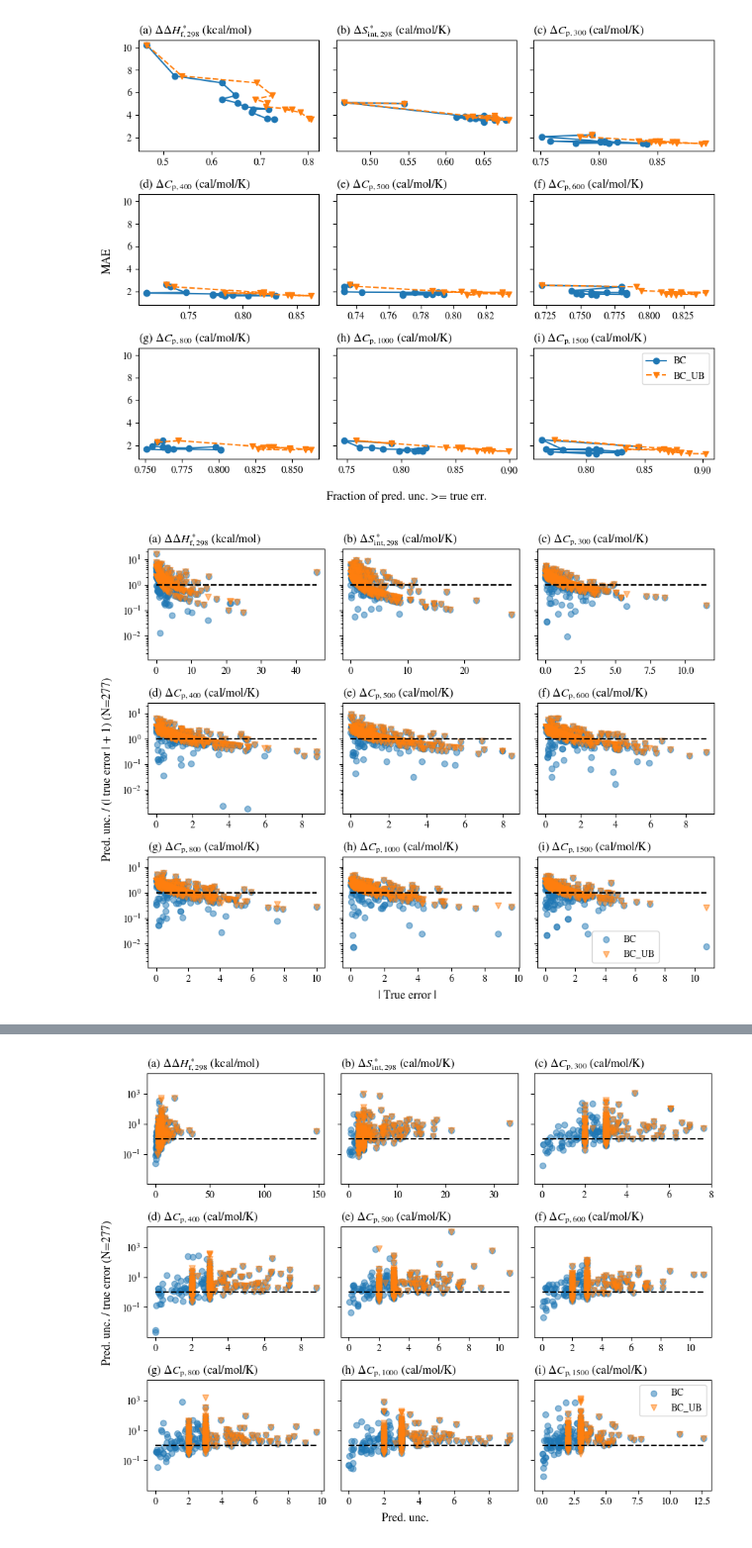
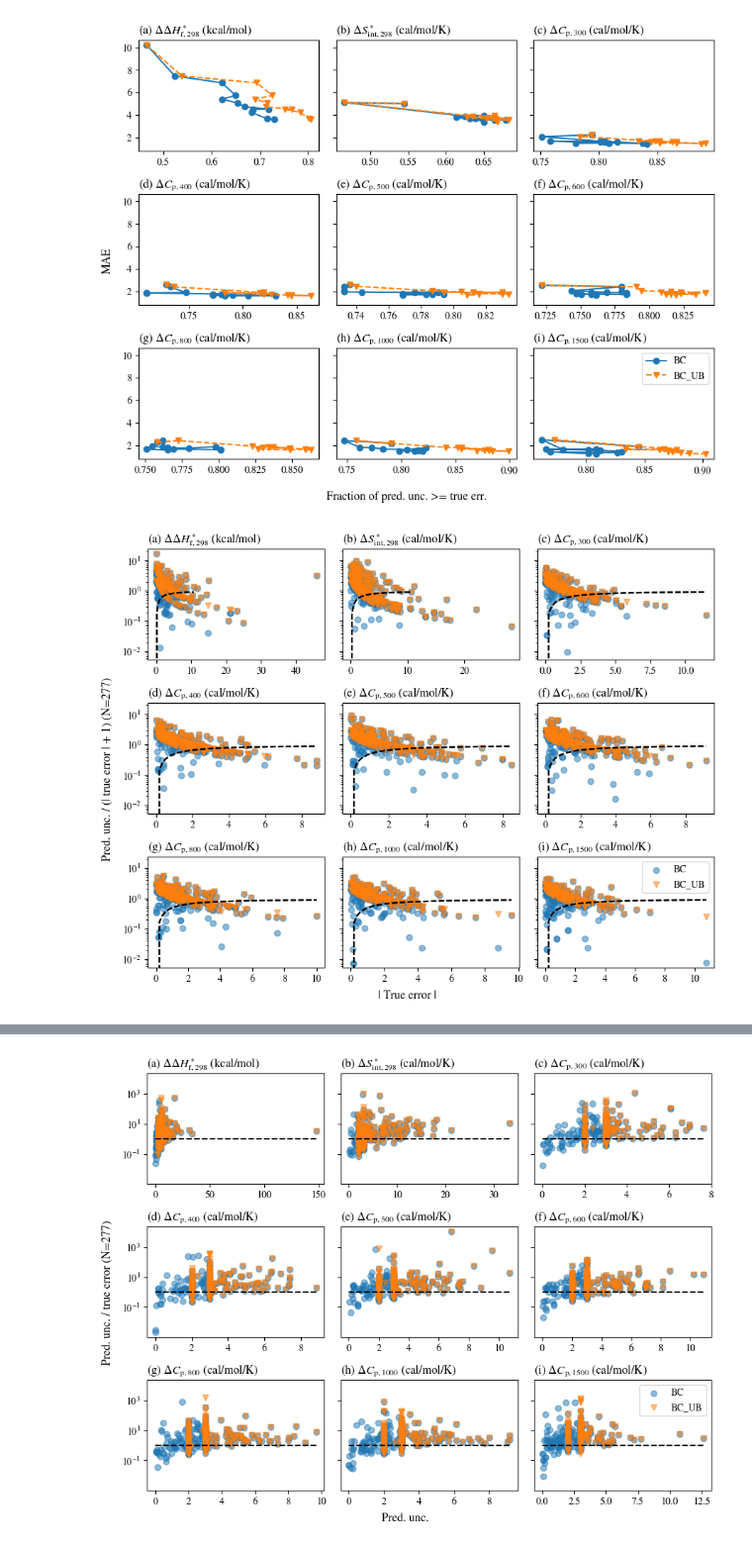
Before and after one commit to hwpang/RadicalTree, a Jupyter notebook: notebooks/8.7_plot_bounded_uncertainty.ipynb, the cells around one changed output, grey strips where cells are left out. Shown at 99% size. Drawn from its saved outputs; the diff is of its cells as text; code cells hidden in the pictures.

Commit message:
improve unc/err vs err plots

```diff
--- a/notebooks/8.7_plot_bounded_uncertainty.ipynb
+++ b/notebooks/8.7_plot_bounded_uncertainty.ipynb
@@ -239,42 +239,42 @@ for run_dir in run_dirs:
         pred_uncs = sidt_df["unc_"+label].values
         true_errs = np.abs(pred_ys - true_ys)
         ax.scatter(true_errs, pred_uncs / (true_errs + 1), label=run_dirs[run_dir], marker=markers[counter], alpha=0.5)
-        ax.plot([0, max(true_errs)], [1, 1], "k--")
+        xs = np.linspace(0, max(true_errs), 50)
+        ax.plot(xs, xs / (xs + 1), "k--")
         ax.set_yscale("log")
         # ax.set_xscale("log")
         ax.set_title("(a) $\Delta\Delta H^\circ_\mathrm{f,298}$ (kcal/mol)", loc="left")
 
         ax = axs.flat[1]
         label = "HBI_Sint298 (cal/mol/K)"
         true_ys = test_df[label]
         pred_ys = sidt_df[label]
         pred_uncs = sidt_df["unc_"+label].values
         true_errs = np.abs(pred_ys - true_ys)
         ax.scatter(true_errs, pred_uncs / (true_errs + 1), label=run_dirs[run_dir], marker=markers[counter], alpha=0.5)
-        ax.plot([0, max(true_errs)], [1, 1], "k--")
+        ax.plot(xs, xs / (xs + 1), "k--")
         ax.set_yscale("log")
         # ax.set_xscale("log")
         ax.set_title("(b) $\Delta S^\circ_\mathrm{int,298}$ (cal/mol/K)", loc="left")
 
         for i, (ax, T) in enumerate(zip(axs.flat[2:], Ts)):
             label = f"HBI_Cp{T} (cal/mol/K)"
             true_ys = test_df[label]
             pred_ys = sidt_df[label]
             pred_uncs = sidt_df["unc_"+label].values
             true_errs = np.abs(pred_ys - true_ys)
             ax.scatter(true_errs, pred_uncs / (true_errs + 1), label=run_dirs[run_dir], marker=markers[counter], alpha=0.5)
-            ax.plot([0, max(true_errs)], [1, 1], "k--")
-            ax.set_yscale("log")
-            # ax.set_xscale("log")
+            xs = np.linspace(0, max(true_errs), 50)
+            ax.plot(xs, xs / (xs + 1), "k--")
             ax.set_title(f"({string.ascii_letters[2:][i]}) "+"$\Delta C_\mathrm{p,{" + str(T) + "}}$ (cal/mol/K)", loc="left")
 
         counter += 1
 
 axs.flat[-1].legend()
 fig.supylabel(f"Pred. unc. / (| true error | + 1) (N={len(test_df.index)})")
 fig.supxlabel(f"| True error |", y=0.03)
 fig.tight_layout()
 
 fig.savefig("../figures/sidt_unc_div_true_error_vs_true_error_BC_vs_BC_UB.pdf", bbox_inches="tight")
 # %% [output]
-[figure, old version]
+[figure, new version]
```
Also changed, not shown: parts of 1 cell of this notebook, 5 other files.
